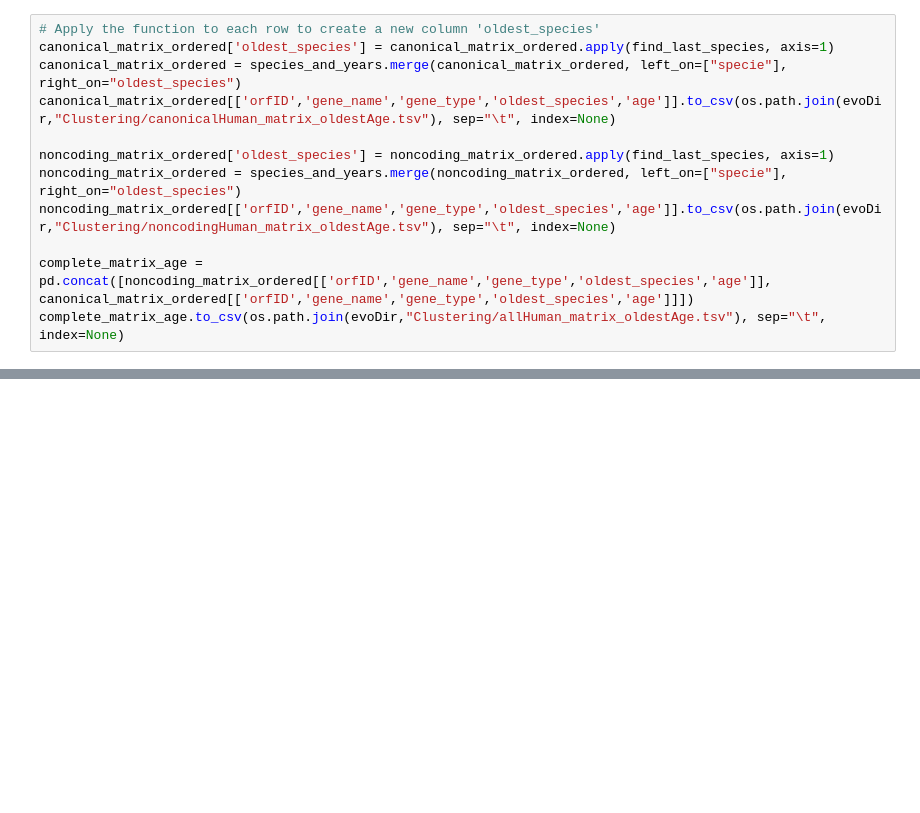
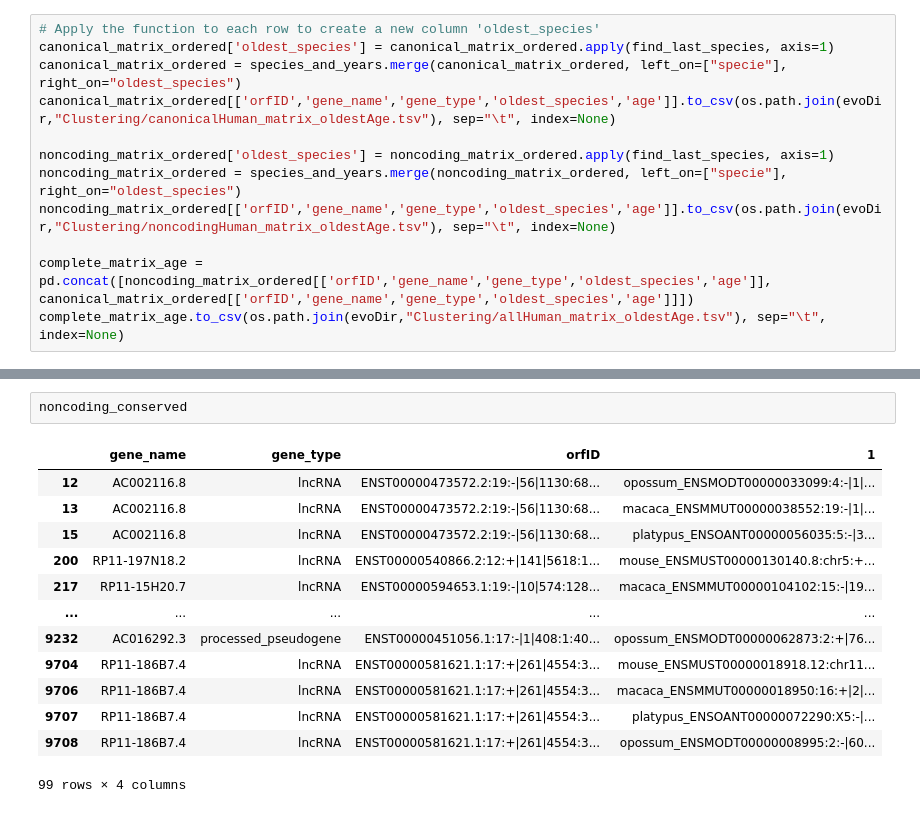
Before and after one commit to MartaEspinosa/TestisRestricted_MP, a Jupyter notebook: Q1.0_EvolutionaryOrigin_mmseqs.ipynb, the cells around one changed output, grey strips where cells are left out. Drawn from its saved outputs; the diff is of its cells as text; blank space fills up the shorter version.

```diff
--- a/Q1.0_EvolutionaryOrigin_mmseqs.ipynb
+++ b/Q1.0_EvolutionaryOrigin_mmseqs.ipynb
@@ -611,0 +790,16 @@ complete_matrix_age.to_csv(os.path.join(evoDir,"Clustering/allHuman_matrix_oldes
+# %%
+noncoding_conserved
+# %% [output]
+|  | gene_name | gene_type | orfID | 1 |
+| 12 | AC002116.8 | lncRNA | ENST00000473572.2:19:-|56|1130:68... | opossum_ENSMODT00000033099:4:-|1|... |
+| 13 | AC002116.8 | lncRNA | ENST00000473572.2:19:-|56|1130:68... | macaca_ENSMMUT00000038552:19:-|1|... |
+| 15 | AC002116.8 | lncRNA | ENST00000473572.2:19:-|56|1130:68... | platypus_ENSOANT00000056035:5:-|3... |
+| 200 | RP11-197N18.2 | lncRNA | ENST00000540866.2:12:+|141|5618:1... | mouse_ENSMUST00000130140.8:chr5:+... |
+| 217 | RP11-15H20.7 | lncRNA | ENST00000594653.1:19:-|10|574:128... | macaca_ENSMMUT00000104102:15:-|19... |
+| ... | ... | ... | ... | ... |
+| 9232 | AC016292.3 | processed_pseudogene | ENST00000451056.1:17:-|1|408:1:40... | opossum_ENSMODT00000062873:2:+|76... |
+| 9704 | RP11-186B7.4 | lncRNA | ENST00000581621.1:17:+|261|4554:3... | mouse_ENSMUST00000018918.12:chr11... |
+| 9706 | RP11-186B7.4 | lncRNA | ENST00000581621.1:17:+|261|4554:3... | macaca_ENSMMUT00000018950:16:+|2|... |
+| 9707 | RP11-186B7.4 | lncRNA | ENST00000581621.1:17:+|261|4554:3... | platypus_ENSOANT00000072290:X5:-|... |
+| 9708 | RP11-186B7.4 | lncRNA | ENST00000581621.1:17:+|261|4554:3... | opossum_ENSMODT00000008995:2:-|60... |
+99 rows × 4 columns
```
Also changed, not shown: parts of 29 cells of this notebook, 9 other files.
